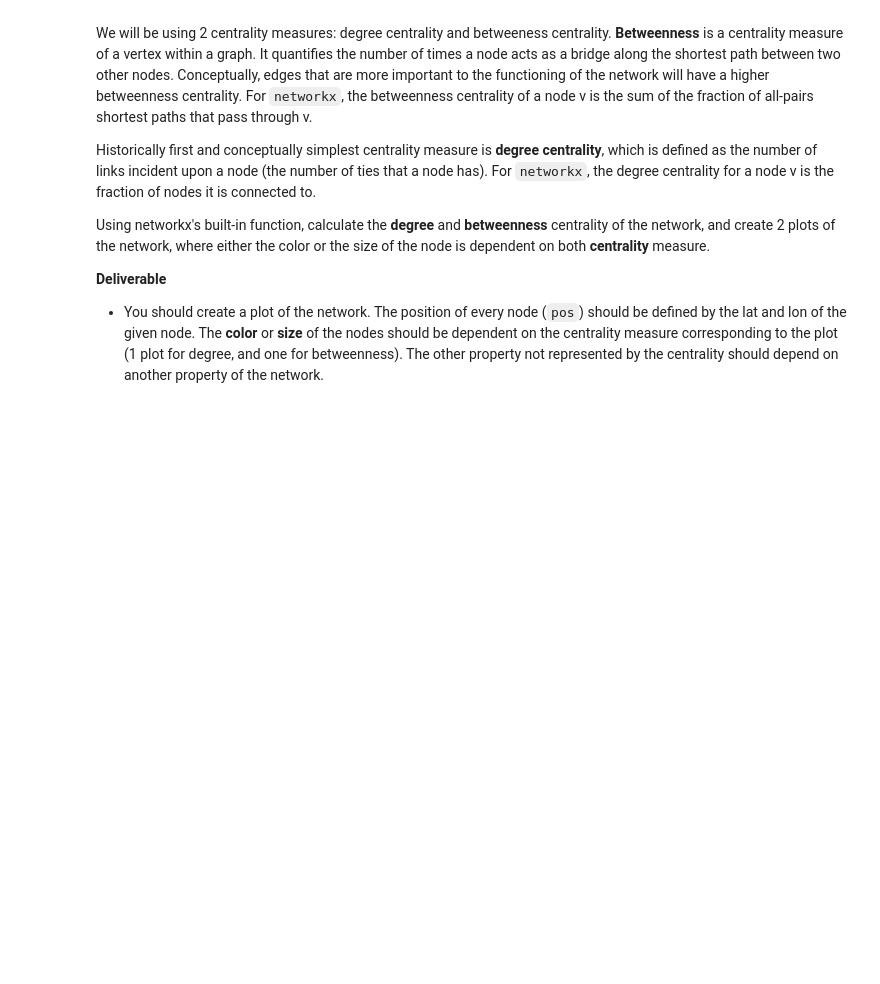
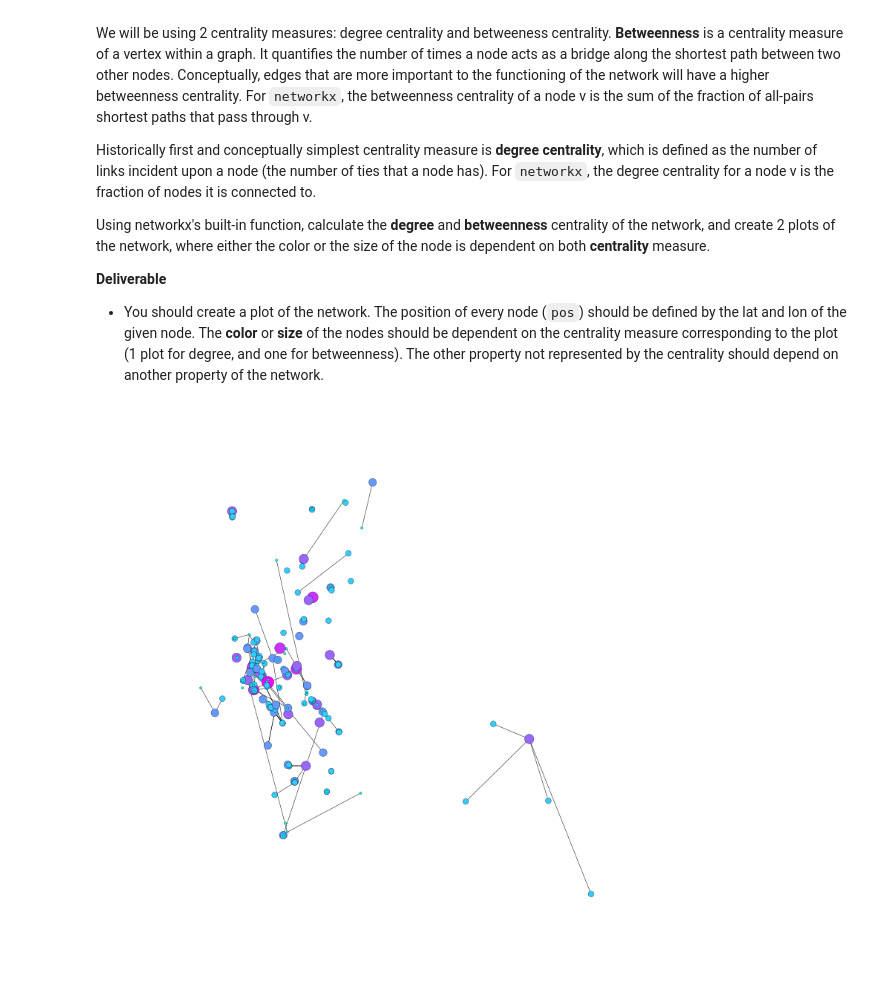
Before and after one commit to scottmar/16_11.S947, a Jupyter notebook: week5/PSET_4_Networks.ipynb, the cells around one changed output. Cells and saved outputs as stored; diff of their text form; code cells hidden in the pictures; blank space fills up the shorter version.

```diff
--- a/week5/PSET_4_Networks.ipynb
+++ b/week5/PSET_4_Networks.ipynb
@@ -183,0 +267,14 @@ Using networkx's built-in function, calculate the **degree** and **betweenness**
+# %%
+# Degree Centrality
+degree_centrality_dict = nx.degree_centrality(RG)
+degree_cent_color = list(degree_centrality_dict.values())
+
+degrees = nx.degree(RG)
+node_sizes = [(v * 50)+10 for v in degrees.values()]
+
+my_cmap = plt.cm.get_cmap('cool')
+
+plt.figure(figsize=(10,10))
+nx.draw(RG, pos=P, node_size=node_sizes, width=.5, node_color=degree_cent_color, cmap=my_cmap)
+# %% [output]
+[figure, added]
```
Also changed, not shown: parts of 13 cells of this notebook.
